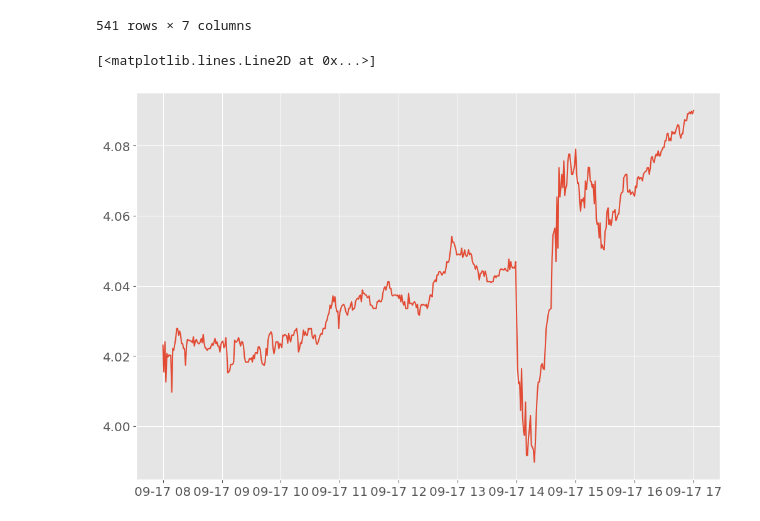
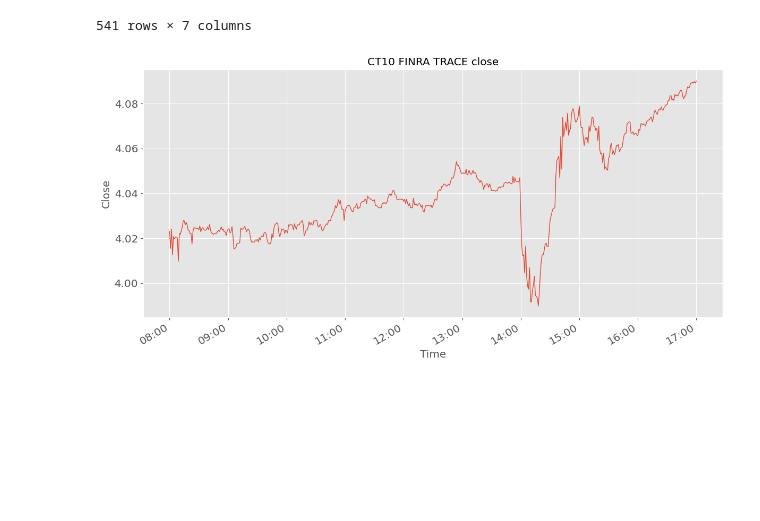
Before and after one commit to yieldcurvemonkey/otr_trace, a Jupyter notebook: vwap.ipynb, the cells around one changed output. Drawn from its saved outputs; the diff is of its cells as text; code cells hidden in the pictures; blank space fills up the shorter version.

```diff
--- a/vwap.ipynb
+++ b/vwap.ipynb
@@ -46,7 +46,20 @@ vwap_df
 541 rows × 7 columns
 # %%
 vwap_df_2 = vwap_df.reset_index(level=[0])
-plt.plot(vwap_df_2.index, vwap_df_2["close"])
+
+col = "close"
+s = vwap_df_2[col].copy()
+
+fig, ax = plt.subplots(figsize=(12, 6))
+ax.plot(s.index, s.values, lw=1)
+
+tz = s.index.tz
+ax.xaxis.set_major_formatter(mdates.DateFormatter("%H:%M", tz=tz))
+ax.set_title(f"CT10 FINRA TRACE {col}")
+ax.set_xlabel("Time")
+ax.set_ylabel("Close")
+fig.autofmt_xdate()
+plt.tight_layout()
+plt.show()
 # %% [output]
-[<matplotlib.lines.Line2D at 0x...>]
-[figure, old version]
+[figure, new version]
```
Also changed, not shown: 15 other files.
